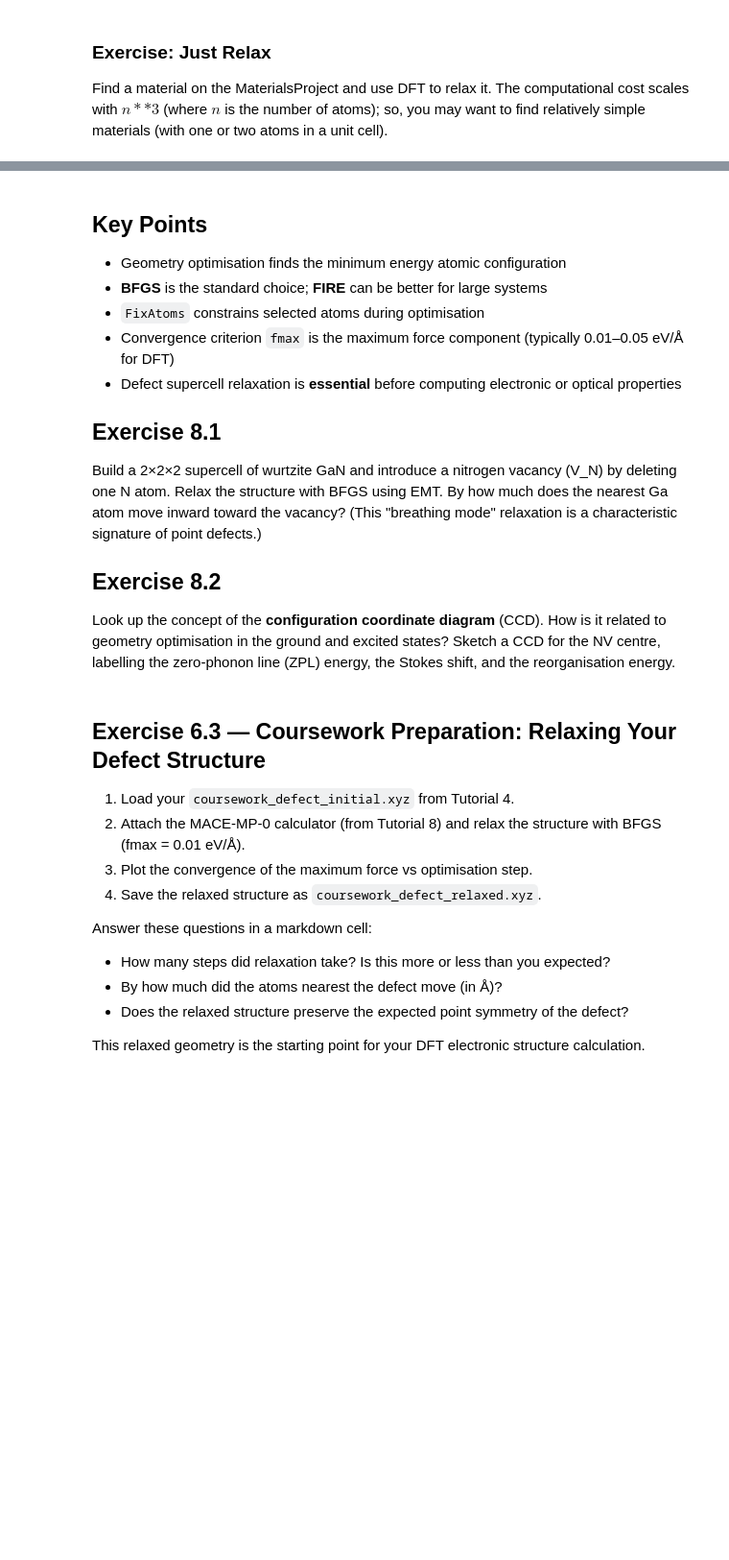
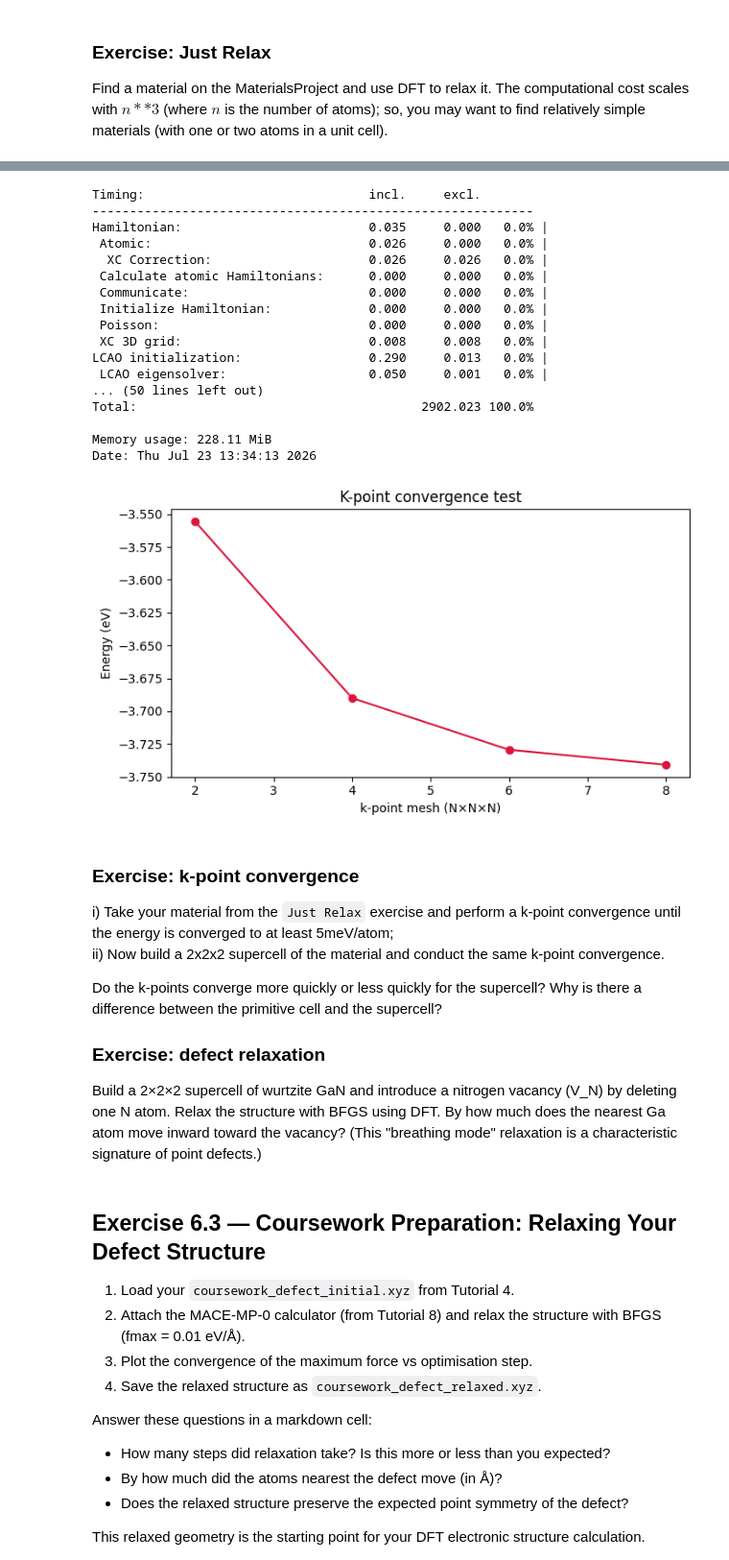
Before and after one commit to NU-CEM/Atomistic_Simulation, a Jupyter notebook: notebooks/local_optimisation.ipynb, the cells around one changed output, grey strips where cells are left out. Shown at 96% size. Saved outputs shown, nothing was run; the diff lists cells and outputs as text; code cells hidden in the pictures; blank space fills up the shorter version.

```diff
--- a/notebooks/local_optimisation.ipynb
+++ b/notebooks/local_optimisation.ipynb
@@ -235,19 +215,49 @@ Find a material on the MaterialsProject and use DFT to relax it. The computation
+# %%
+al = bulk('Al', 'fcc', a=4.05)
+k_values = [2, 4, 6, 8]
+energies_k = []
+
+for k in k_values:
+    al.calc = GPAW(xc='PBE', kpts=(k, k, k), mode="pw",txt="k_point-log.txt")
+    energies_k.append(al.get_potential_energy())
+
+plt.figure(figsize=(7, 4))
+plt.plot(k_values, energies_k, 'o-', color='crimson')
+plt.xlabel('k-point mesh (N×N×N)')
+plt.ylabel('Energy (eV)')
+plt.title('K-point convergence test')
+plt.tight_layout()
+plt.show()
+# %% [output]
+Timing:                              incl.     excl.
+-----------------------------------------------------------
+Hamiltonian:                         0.035     0.000   0.0% |
+ Atomic:                             0.026     0.000   0.0% |
+  XC Correction:                     0.026     0.026   0.0% |
+ Calculate atomic Hamiltonians:      0.000     0.000   0.0% |
+ Communicate:                        0.000     0.000   0.0% |
+ Initialize Hamiltonian:             0.000     0.000   0.0% |
+ Poisson:                            0.000     0.000   0.0% |
+ XC 3D grid:                         0.008     0.008   0.0% |
+LCAO initialization:                 0.290     0.013   0.0% |
+ LCAO eigensolver:                   0.050     0.001   0.0% |
+... (50 lines left out)
+Total:                                      2902.023 100.0%
+
+Memory usage: 228.11 MiB
+Date: Thu Jul 23 13:34:13 2026
+[figure, added]
 # %% [markdown]
-## Key Points
+### Exercise: k-point convergence
 
-- Geometry optimisation finds the minimum energy atomic configuration
-- **BFGS** is the standard choice; **FIRE** can be better for large systems
-- `FixAtoms` constrains selected atoms during optimisation
-- Convergence criterion `fmax` is the maximum force component (typically 0.01–0.05 eV/Å for DFT)
-- Defect supercell relaxation is **essential** before computing electronic or optical properties
+i) Take your material from the `Just Relax` exercise and perform a k-point convergence until the energy is converged to at least 5meV/atom;
+ii) Now build a 2x2x2 supercell of the material and conduct the same k-point convergence.
 
-## Exercise 8.1
+Do the k-points converge more quickly or less quickly for the supercell? Why is there a difference between the primitive cell and the supercell?
 
-Build a 2×2×2 supercell of wurtzite GaN and introduce a nitrogen vacancy (V_N) by deleting one N atom. Relax the structure with BFGS using EMT. By how much does the nearest Ga atom move inward toward the vacancy? (This "breathing mode" relaxation is a characteristic signature of point defects.)
+### Exercise: defect relaxation
 
-## Exercise 8.2
-
-Look up the concept of the **configuration coordinate diagram** (CCD). How is it related to geometry optimisation in the ground and excited states? Sketch a CCD for the NV centre, labelling the zero-phonon line (ZPL) energy, the Stokes shift, and the reorganisation energy.
+Build a 2×2×2 supercell of wurtzite GaN and introduce a nitrogen vacancy (V_N) by deleting one N atom. Relax the structure with BFGS using DFT. By how much does the nearest Ga atom move inward toward the vacancy? (This "breathing mode" relaxation is a characteristic signature of point defects.)
 # %% [markdown]
 ## Exercise 6.3 — Coursework Preparation: Relaxing Your Defect Structure
 
```
Also changed, not shown: parts of 11 cells of this notebook, 1 other file.
